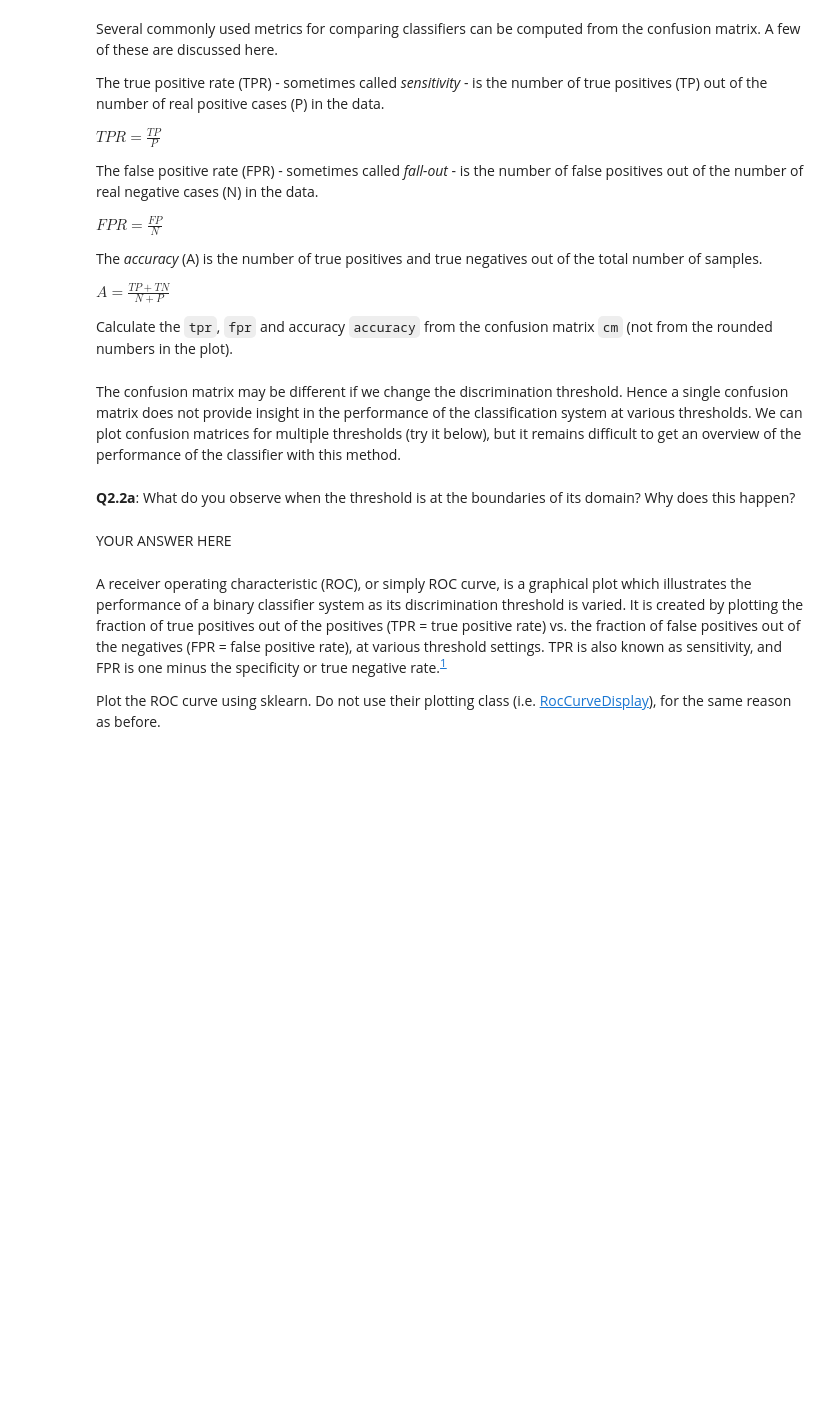
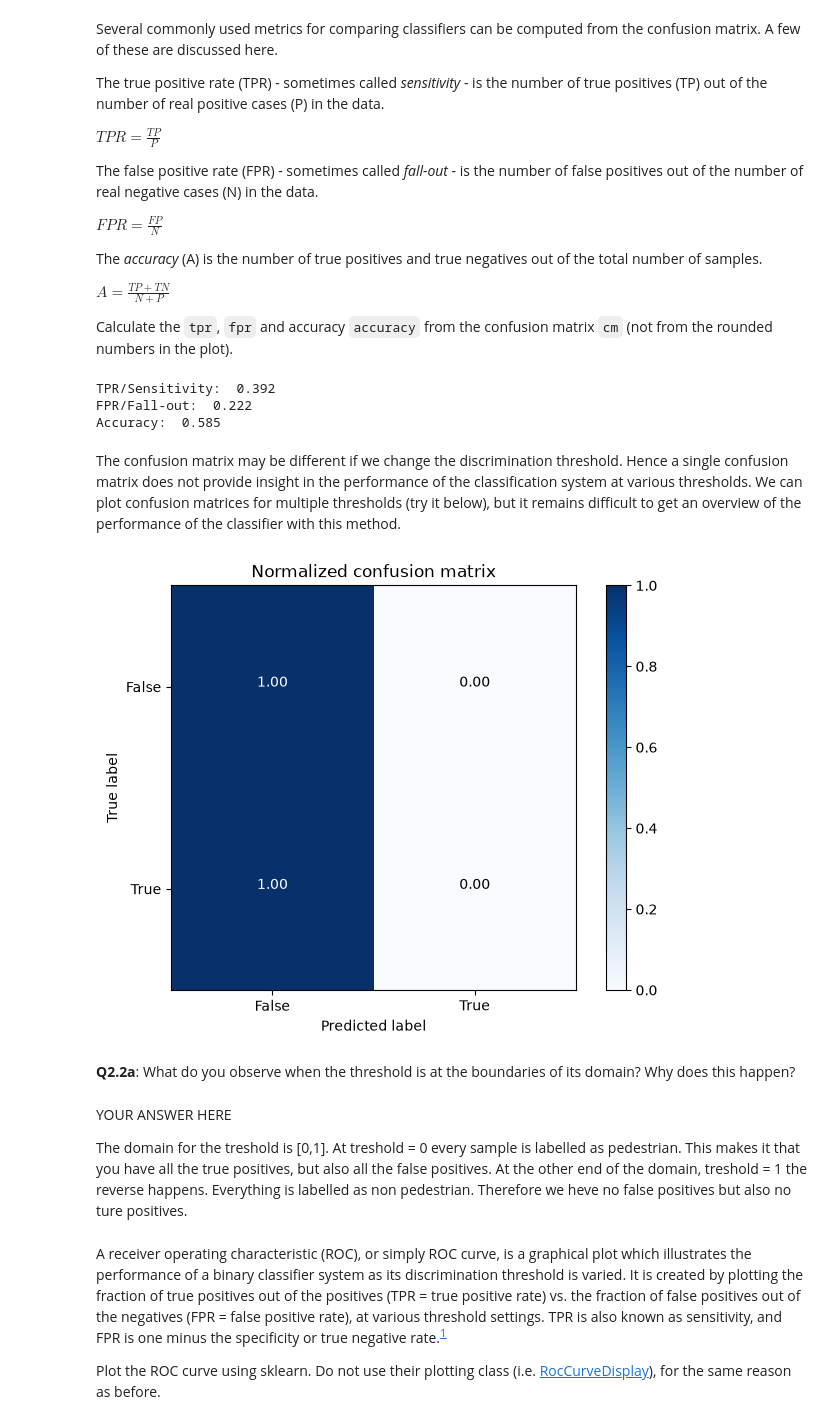
Before and after one commit to lodewijkguffens-ship-it/RO47004p1, a Jupyter notebook: practicum1.ipynb, the cells around one changed output. Drawn from its saved outputs; the diff is of its cells as text; code cells hidden in the pictures; blank space fills up the shorter version.

```diff
--- a/practicum1.ipynb
+++ b/practicum1.ipynb
@@ -205,8 +209,12 @@ Complete the function `calc_feature_length` to calculate the length of a HOG fea
 # CELL REF: C1.2a
 
 def calc_feature_length(O, C, B, W, H):
-    # YOUR CODE HERE
-    raise NotImplementedError()
+    cellsx = W // C
+    cellsy = H // C
+    blocksx = cellsx -B + 1
+    blocksy = cellsy -B + 1
+    feature_length = blocksx *blocksy *(B**2)*O
+    return feature_length
 
 O = 8
 C = 2
@@ -368,6 +477,5 @@ Use the [SVM implementation of sklearn](https://scikit-learn.org/stable/modules/
 from sklearn.svm import SVC
 
 print('Fitting the SVM on intensity features - this may take a while.')
-svm_intensity = None  # define and fit
-# YOUR CODE HERE
-raise NotImplementedError()
+svm_intensity = SVC(C=2, kernel='linear', random_state=1)
+svm_intensity.fit(X_train_intensity, y_train)
@@ -392,10 +503,17 @@ import itertools
 
 def confusion_matrix(y_true, y_pred):
     assert y_true.shape == y_pred.shape
-    cm = np.zeros((2,2))   # calculate
-    # YOUR CODE HERE
-    raise NotImplementedError()
-    assert cm.shape == (2,2)
+    cm = np.zeros((2, 2))
+    for i in range(len(y_true)):
+        if y_true[i] == 0 and y_pred[i] == 0:
+            cm[0, 0] += 1
+        elif y_true[i] == 0 and y_pred[i] == 1:
+            cm[0, 1] += 1
+        elif y_true[i] == 1 and y_pred[i] == 0:
+            cm[1, 0] += 1
+        else:
+            cm[1, 1] += 1
+    assert cm.shape == (2, 2)
     return cm
 
 def plot_confusion_matrix(cm, classes=['False', 'True'], normalize=False, title='Normalized confusion matrix', cmap=plt.cm.Blues):
@@ -443,16 +563,22 @@ $A = \frac{TP+TN}{N+P}$
 Calculate the `tpr`, `fpr` and accuracy `accuracy` from the confusion matrix `cm` (not from the rounded numbers in the plot).
 # %%
 # CELL REF: C2.2c
+tn = cm[0, 0]
+fp = cm[0, 1]
+fn = cm[1, 0]
+tp = cm[1, 1]
 
-tpr = 0.       # calculate
-fpr = 0.       # calculate
-accuracy = 0.  # calculate
-# YOUR CODE HERE
-raise NotImplementedError()
+tpr = float(tp / (tp + fn))
+fpr = float(fp / (tn + fp))
+accuracy = float((tp + tn) / (tn + fp + fn + tp))
 
 print('TPR/Sensitivity: ', tpr)
 print('FPR/Fall-out: ', fpr)
 print('Accuracy: ', accuracy)
+# %% [output]
+TPR/Sensitivity:  0.392
+FPR/Fall-out:  0.222
+Accuracy:  0.585
 # %%
 # CELL REF: C2.2d
 
@@ -477,22 +603,26 @@ intensity_preds_prob = sigmoid(intensity_preds_dist)
 # %%
 # CELL REF: C2.2f
 
 from evaluation import threshold_predictions
 
 def threshold_and_plot_preds(intensity_preds_prob, threshold):
     intensity_preds_thresh = threshold_predictions(intensity_preds_prob, threshold=threshold)
 
     plt.clf()
     cm = confusion_matrix(y_test, intensity_preds_thresh)
     plot_confusion_matrix(cm, normalize=True)
     plt.show()
 
-threshold = 0.5
+threshold = 1
 threshold_and_plot_preds(intensity_preds_prob, threshold)
+# %% [output]
+[figure, added]
 # %% [markdown]
 **Q2.2a**: What do you observe when the threshold is at the boundaries of its domain? Why does this happen?
 # %% [markdown]
 YOUR ANSWER HERE
+
+The domain for the treshold is [0,1]. At treshold = 0 every sample is labelled as pedestrian. This makes it that you have all the true positives, but also all the false positives. At the other end of the domain, treshold = 1 the reverse happens. Everything is labelled as non pedestrian. Therefore we heve no false positives but also no ture positives.
 # %% [markdown]
 A receiver operating characteristic (ROC), or simply ROC curve, is a graphical plot which illustrates the performance of a binary classifier system as its discrimination threshold is varied. It is created by plotting the fraction of true positives out of the positives (TPR = true positive rate) vs. the fraction of false positives out of the negatives (FPR = false positive rate), at various threshold settings. TPR is also known as sensitivity, and FPR is one minus the specificity or true negative rate.<sup>[1](https://scikit-learn.org/stable/modules/model_evaluation.html#roc-metrics)</sup>
 
```
Also changed, not shown: parts of 17 cells of this notebook.
